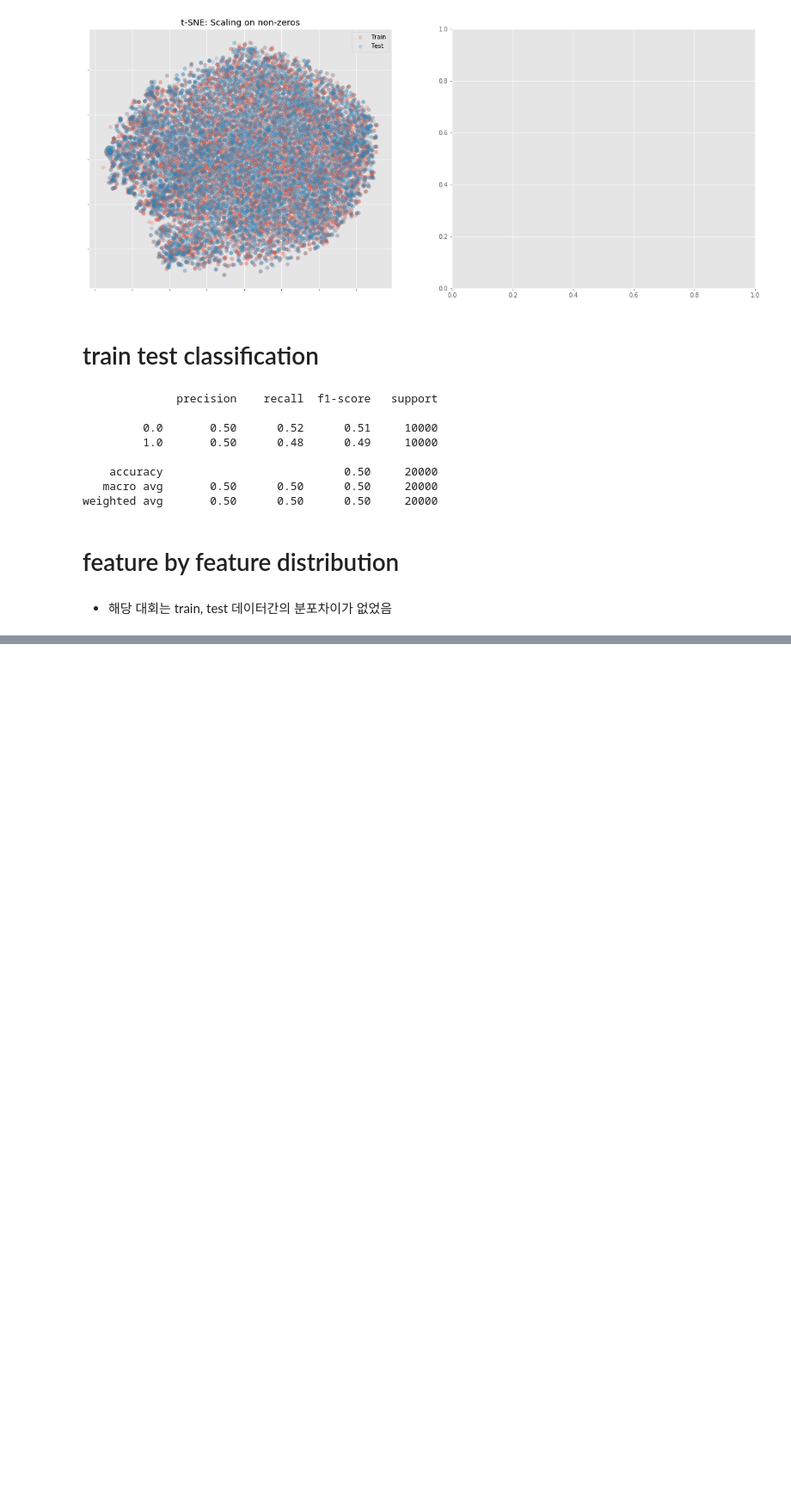
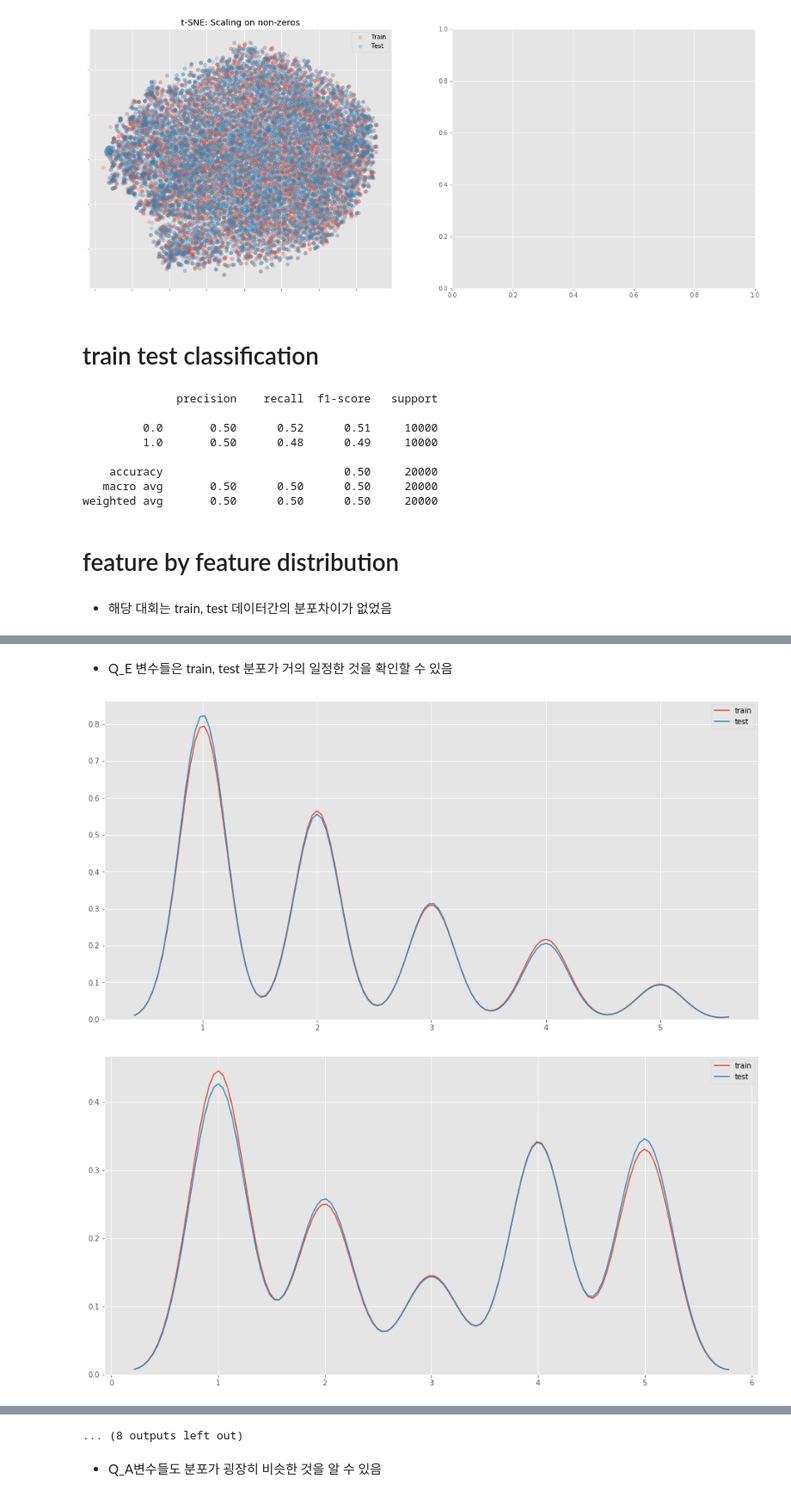
Before and after one commit to minyong-shin/Domestic-competiton, a Jupyter notebook: 데이콘 - 심리성향예측(투표시행여부)/심리성향예측 - train, test distribution.ipynb, the cells around one changed output, grey strips where cells are left out. Shown at 86% size. Drawn from its saved outputs; the diff is of its cells as text; code cells hidden in the pictures; blank space fills up the shorter version.

```diff
--- a/데이콘 - 심리성향예측(투표시행여부)/심리성향예측 - train, test distribution.ipynb
+++ b/데이콘 - 심리성향예측(투표시행여부)/심리성향예측 - train, test distribution.ipynb
@@ -276,0 +331,8 @@ for col in tqdm(tr.columns):
+# %% [markdown]
+- Q_E 변수들은 train, test 분포가 거의 일정한 것을 확인할 수 있음
+# %%
+for col in qa_ls:
+    dist_plot(total_df_all, col)
+# %% [output]
+[figure, added]
+[figure, added]
@@ -276,0 +349,3 @@ for col in tqdm(tr.columns):
+... (8 outputs left out)
+# %% [markdown]
+- Q_A변수들도 분포가 굉장히 비슷한 것을 알 수 있음
```
Also changed, not shown: parts of 13 cells of this notebook.
